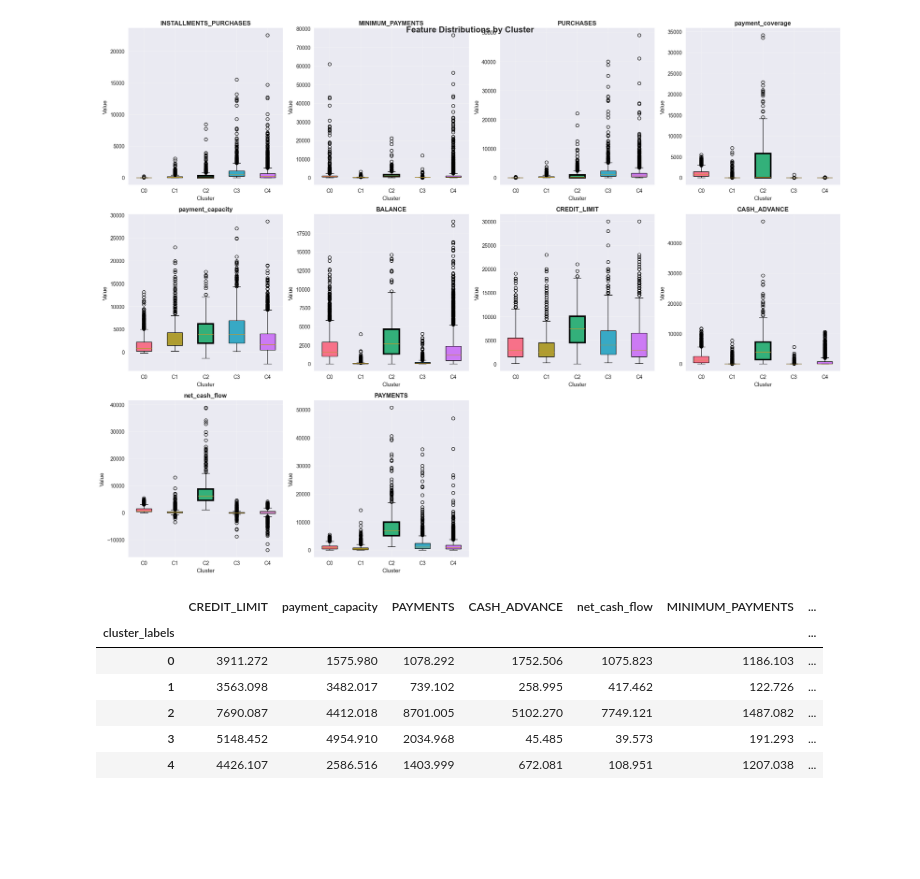
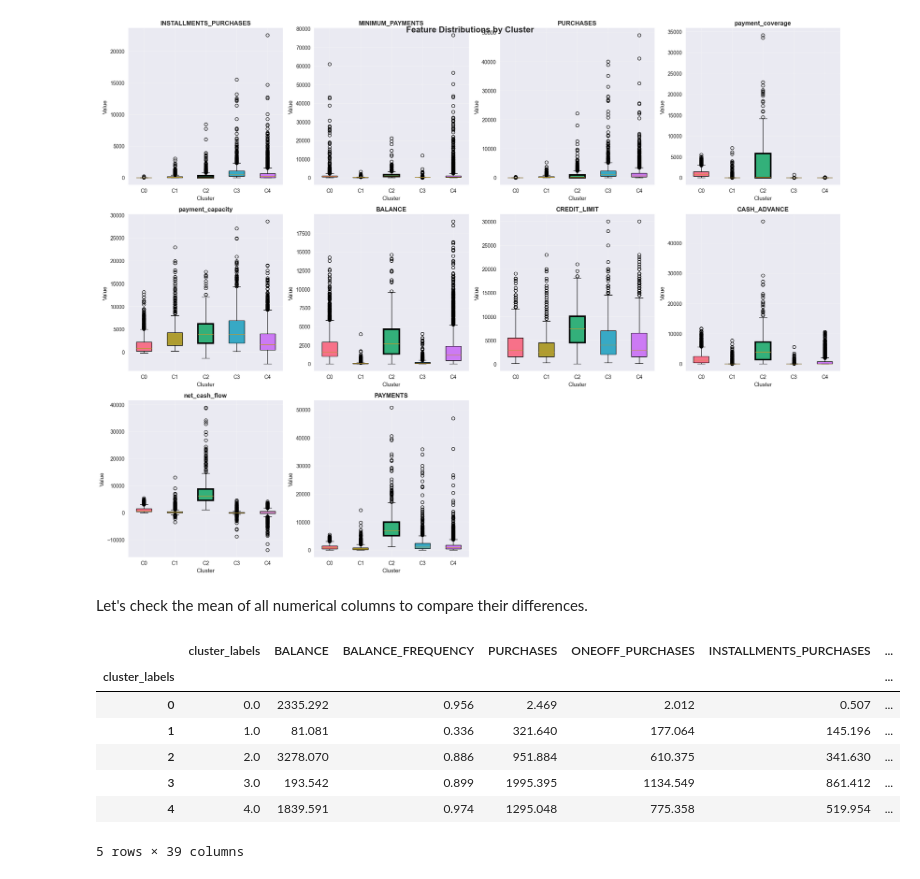
Before and after one commit to ehicham95/credit_card_insurance_use, a Jupyter notebook: credit_card_users_segmentation.ipynb, the cells around one changed output. Cells and saved outputs as stored; diff of their text form; code cells hidden in the pictures; blank space fills up the shorter version.

```diff
--- a/credit_card_users_segmentation.ipynb
+++ b/credit_card_users_segmentation.ipynb
@@ -604,0 +614,5 @@ This analysis evaluates multiple clustering quality metrics across both K-means
+# %%
+### Perform K-means clustering
+optimal_k = 5
+kmeans = KMeans(n_clusters=optimal_k, random_state=42, n_init=10)
+cluster_labels = kmeans.fit_predict(X_scaled)
@@ -890,31 +908,24 @@ fig2.suptitle('Feature Distributions by Cluster', fontsize=16, fontweight='bold'
 plt.show()
 # %% [output]
 [figure]
+# %% [markdown]
+Let's check the mean of all numerical columns to compare their differences.
 # %%
-# Cluster summary statistics
-cluster_summary = df_risk_final.groupby('cluster_labels').agg({
-    'CREDIT_LIMIT': 'mean',
-    'payment_capacity': 'mean',
-    'PAYMENTS': 'mean',
-    'CASH_ADVANCE': 'mean',
-    'net_cash_flow': 'mean',
-    'MINIMUM_PAYMENTS': 'mean',
-    'PURCHASES': 'mean',
-    'BALANCE': 'mean',
-    'payment_coverage': 'mean',
-    'PRC_FULL_PAYMENT': 'mean',  # Add this back
-    'BALANCE_FREQUENCY': 'mean',   # Add this back
-    'debt_to_limit': 'mean',
-    'payment_capacity': 'mean',
-    'INSTALLMENTS_PURCHASES': 'mean'
-}).round(3)
+numerical_cols = df_risk_final.select_dtypes(include='number').columns.tolist()
+cluster_summary = (
+    df_risk_final
+    .groupby('cluster_labels')
+    .agg({col: 'mean' for col in numerical_cols})
+    .round(3)
+)
 
 display(cluster_summary)
 # %% [output]
-|  | CREDIT_LIMIT | payment_capacity | PAYMENTS | CASH_ADVANCE | net_cash_flow | MINIMUM_PAYMENTS | ... |
+|  | cluster_labels | BALANCE | BALANCE_FREQUENCY | PURCHASES | ONEOFF_PURCHASES | INSTALLMENTS_PURCHASES | ... |
 | cluster_labels |  |  |  |  |  |  | ... |
-| 0 | 3911.272 | 1575.980 | 1078.292 | 1752.506 | 1075.823 | 1186.103 | ... |
-| 1 | 3563.098 | 3482.017 | 739.102 | 258.995 | 417.462 | 122.726 | ... |
-| 2 | 7690.087 | 4412.018 | 8701.005 | 5102.270 | 7749.121 | 1487.082 | ... |
-| 3 | 5148.452 | 4954.910 | 2034.968 | 45.485 | 39.573 | 191.293 | ... |
-| 4 | 4426.107 | 2586.516 | 1403.999 | 672.081 | 108.951 | 1207.038 | ... |
+| 0 | 0.0 | 2335.292 | 0.956 | 2.469 | 2.012 | 0.507 | ... |
+| 1 | 1.0 | 81.081 | 0.336 | 321.640 | 177.064 | 145.196 | ... |
+| 2 | 2.0 | 3278.070 | 0.886 | 951.884 | 610.375 | 341.630 | ... |
+| 3 | 3.0 | 193.542 | 0.899 | 1995.395 | 1134.549 | 861.412 | ... |
+| 4 | 4.0 | 1839.591 | 0.974 | 1295.048 | 775.358 | 519.954 | ... |
+5 rows × 39 columns
```
Also changed, not shown: parts of 40 cells of this notebook, 13 other files.
